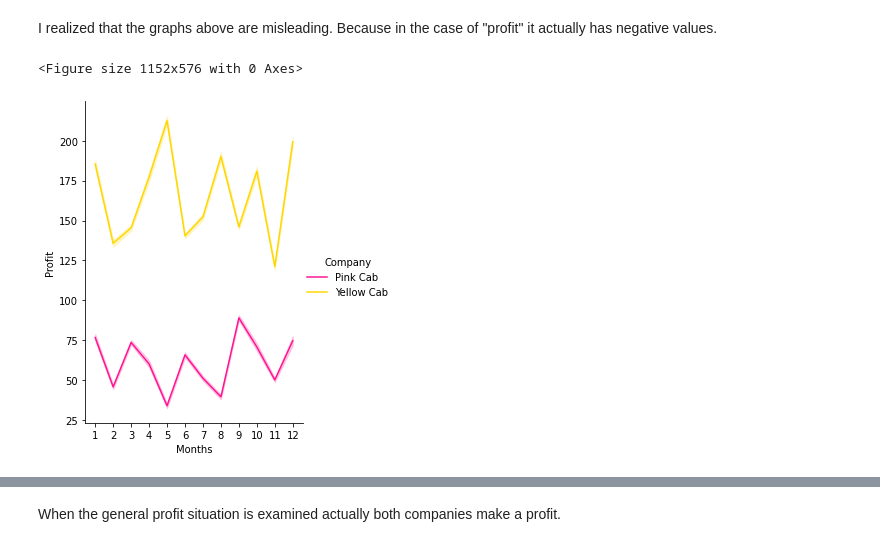
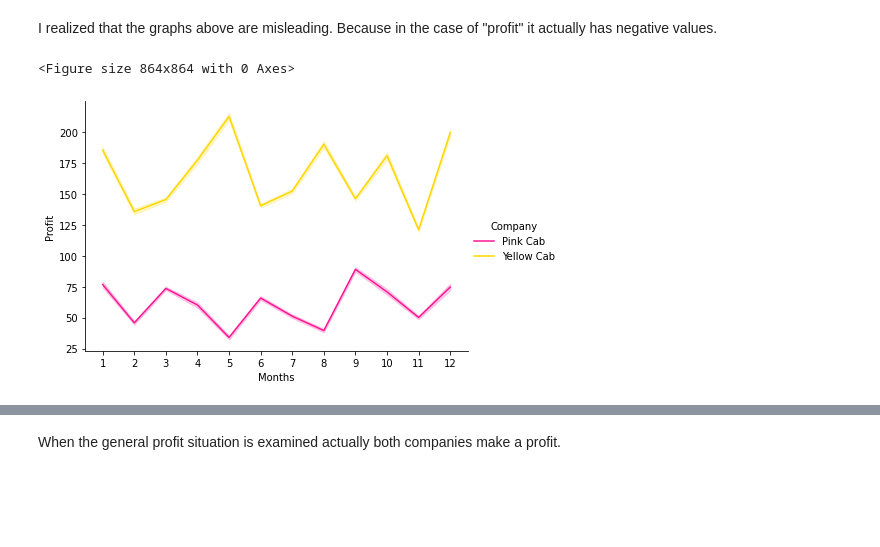
Before and after one commit to melisagozet/G2M, a Jupyter notebook: Week_2_Datasets_EDA.ipynb, the cells around one changed output, grey strips where cells are left out. Drawn from its saved outputs; the diff is of its cells as text; code cells hidden in the pictures; blank space fills up the shorter version.

```diff
--- a/Week_2_Datasets_EDA.ipynb
+++ b/Week_2_Datasets_EDA.ipynb
@@ -206,0 +210,4 @@ sns.displot(data=cab_df,x="Price Charged",kind="kde",hue="Company");
+# %%
+color = ["deeppink","gold"]
+sns.set_palette(sns.color_palette(color))
+sns.displot(data=cab_df,x="Cost of Trip",kind="kde",hue="Company");
@@ -360,4 +390,4 @@ False
 # %%
-customer_df.rename(columns = {'Income (USD/Month)' : 'Customer_Income'}, inplace = True)
+customer_df.rename(columns = {'Income (USD/Month)' : 'Customer_Income($)'}, inplace = True)
 customer_df.head()
 # %% [output]
@@ -373,3 +403,7 @@ customer_df["Gender"].value_counts()
 Male      26562
 Female    22609
 Name: Gender, dtype: int64
+# %%
+color = ["teal", "purple"]
+sns.set_palette(sns.color_palette(color))
+sns.displot(data=customer_df,x="Customer_Income($)",kind="kde",hue="Gender");
@@ -375,0 +412,4 @@ Name: Gender, dtype: int64
+# %%
+color = ["teal", "purple"]
+sns.set_palette(sns.color_palette(color))
+sns.displot(data=customer_df,x="Age",kind="kde",hue="Gender");
@@ -1045,16 +1214,16 @@ I realized that the graphs above are misleading. Because in the case of "profit"
 # %%
 color = ["deeppink","gold"]
 sns.set_palette(sns.color_palette(color))
-fig = plt.figure(figsize=(16, 8))
+fig = plt.figure(figsize=(12, 12))
 
 graph1 = sns.relplot(
     data=all_data,
     x=all_data["Months"], y="Profit",
     hue="Company",
     kind="line",
-    height=5, aspect=.75, facet_kws=dict(sharex=False));
+    height=4, aspect=1.5, facet_kws=dict(sharex=False));
 
 graph1.set_xticklabels(np.arange(1,13,1));
 # %% [output]
-<Figure size 1152x576 with 0 Axes>
+<Figure size 864x864 with 0 Axes>
-[figure, old version]
+[figure, new version]
```
Also changed, not shown: parts of 79 cells of this notebook, 4 other files.
